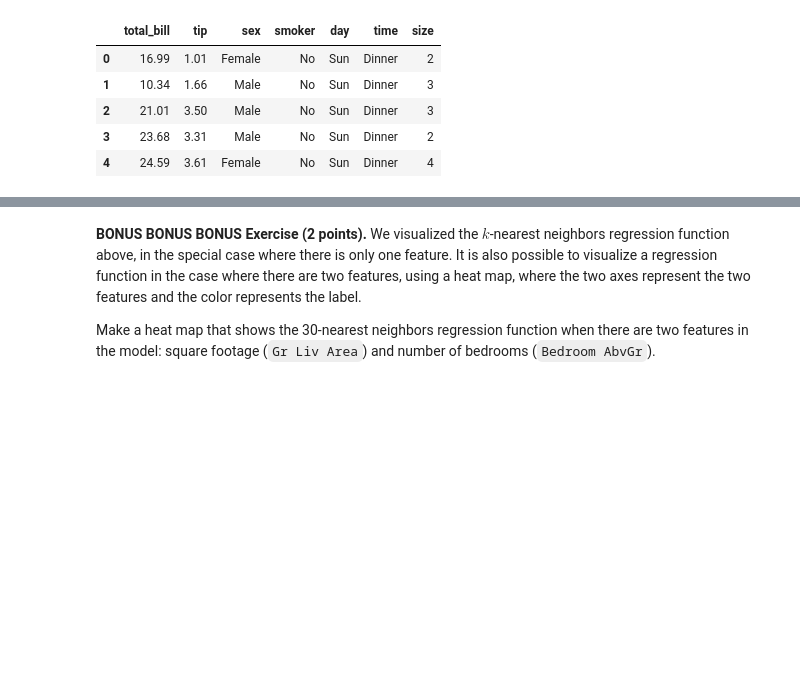
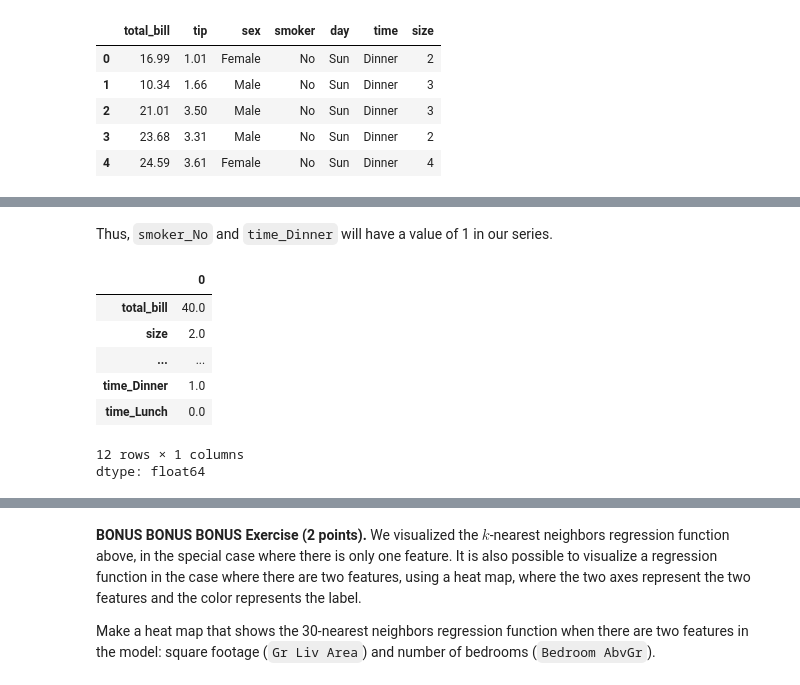
Before and after one commit to RndhS/CMPS-3160---Intro-to-Data-Science, a Jupyter notebook: _labs/Lab08/Lab08.ipynb, the cells around one changed output, grey strips where cells are left out. Drawn from its saved outputs; the diff is of its cells as text; code cells hidden in the pictures; blank space fills up the shorter version.

```diff
--- a/_labs/Lab08/Lab08.ipynb
+++ b/_labs/Lab08/Lab08.ipynb
@@ -385,0 +390,24 @@ x2_new = pd.get_dummies(
+# %% [markdown]
+Thus, `smoker_No` and `time_Dinner` will have a value of 1 in our series.
+# %%
+x2_new = pd.Series(index=X2_train.columns, dtype=float)
+
+x2_new["total_bill"] = 40
+x2_new["size"] = df_tips["size"].mean() // 1  # Size is a quantitative variable, so I round up the average size for this feature to be as general as possible
+x2_new["sex_Male"] = 1
+x2_new["day_Sun"] = 1
+x2_new["smoker_No"] = 1
+x2_new["time_Dinner"] = 1
+
+x2_new.fillna(0, inplace=True)
+
+x2_new
+# %% [output]
+|  | 0 |
+| total_bill | 40.0 |
+| size | 2.0 |
+| ... | ... |
+| time_Dinner | 1.0 |
+| time_Lunch | 0.0 |
+12 rows × 1 columns
+dtype: float64
```
Also changed, not shown: parts of 21 cells of this notebook.
